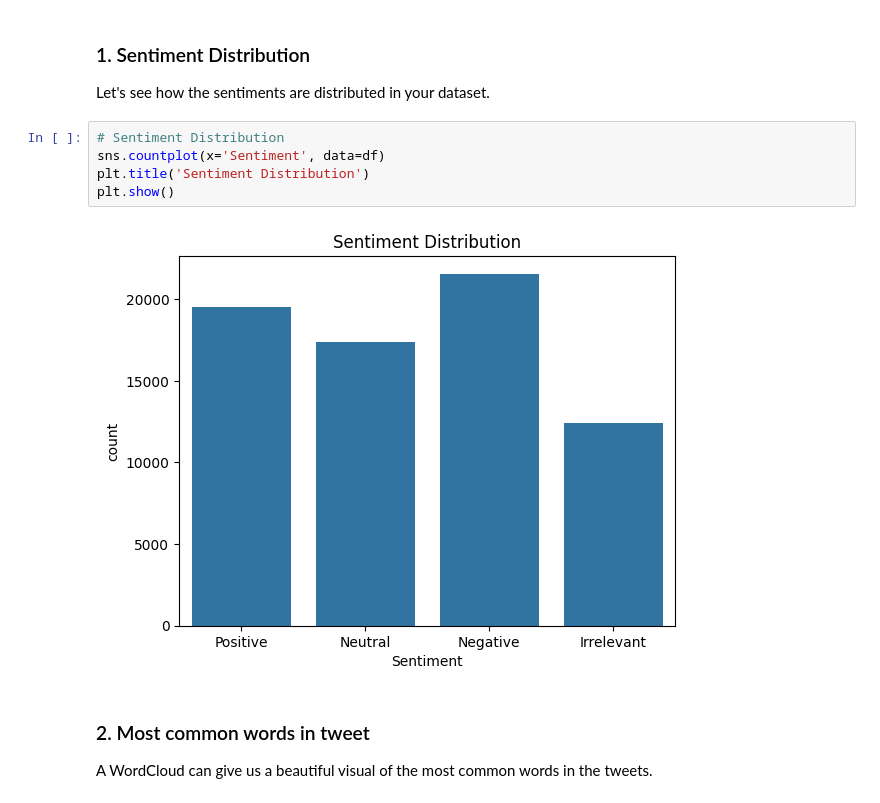
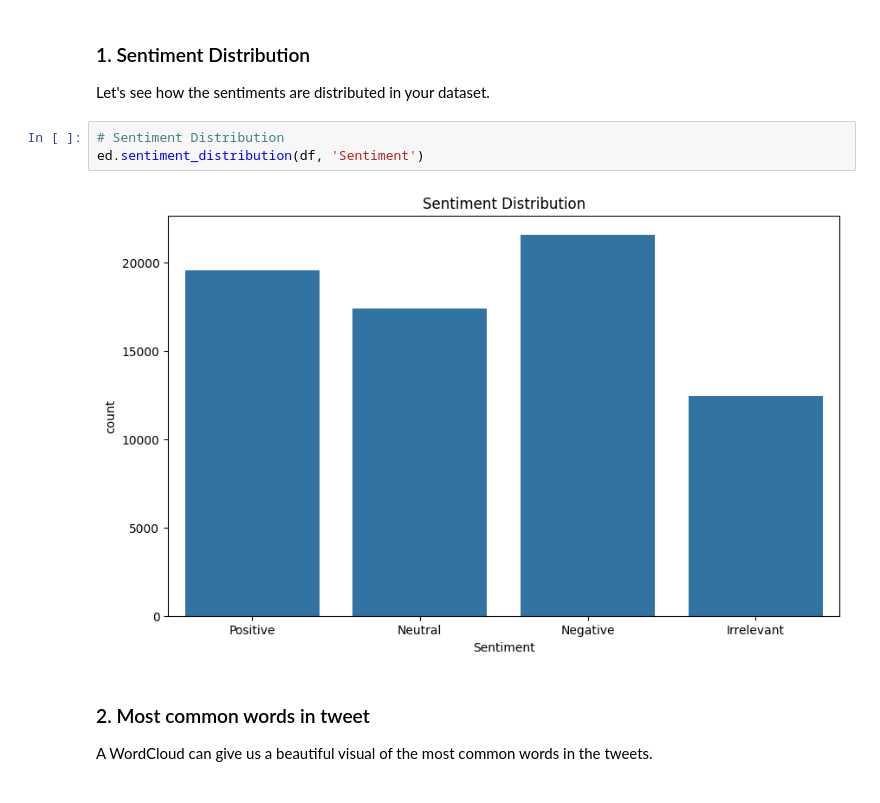
Before and after one commit to ClintonBeyene/PRODIGY_DS_04, a Jupyter notebook: notebooks/01-Exploratory-Data-Analysis.ipynb, the cells around one changed output. Drawn from its saved outputs; the diff is of its cells as text.

```diff
--- a/notebooks/01-Exploratory-Data-Analysis.ipynb
+++ b/notebooks/01-Exploratory-Data-Analysis.ipynb
@@ -196,13 +199,11 @@ dtype: int64
 # %% [markdown]
 ### 1. Sentiment Distribution
 Let's see how the sentiments are distributed in your dataset.
-# %%
-# Sentiment Distribution
-sns.countplot(x='Sentiment', data=df)
-plt.title('Sentiment Distribution')
-plt.show()
-# %% [output]
-[figure, removed]
+# %%
+# Sentiment Distribution
+ed.sentiment_distribution(df, 'Sentiment')
+# %% [output]
+[figure, added]
 # %% [markdown]
 ### 2. Most common words in tweet
 A WordCloud can give us a beautiful visual of the most common words in the tweets.
```
Also changed, not shown: parts of 5 cells of this notebook.
